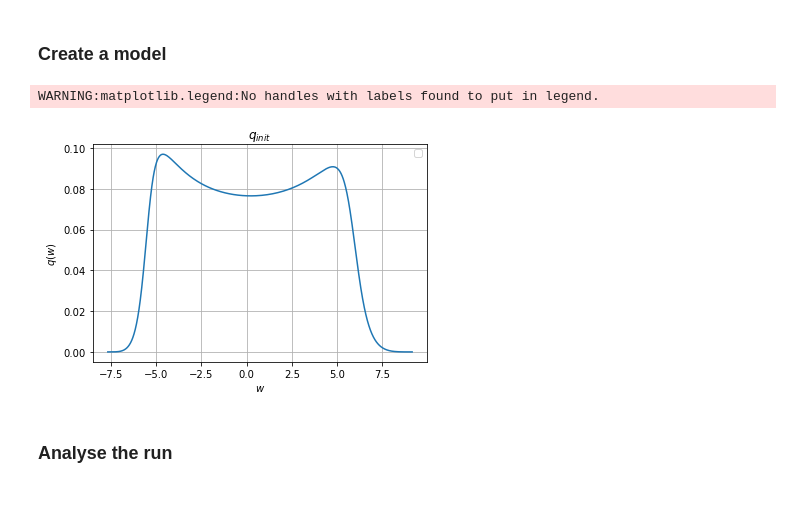
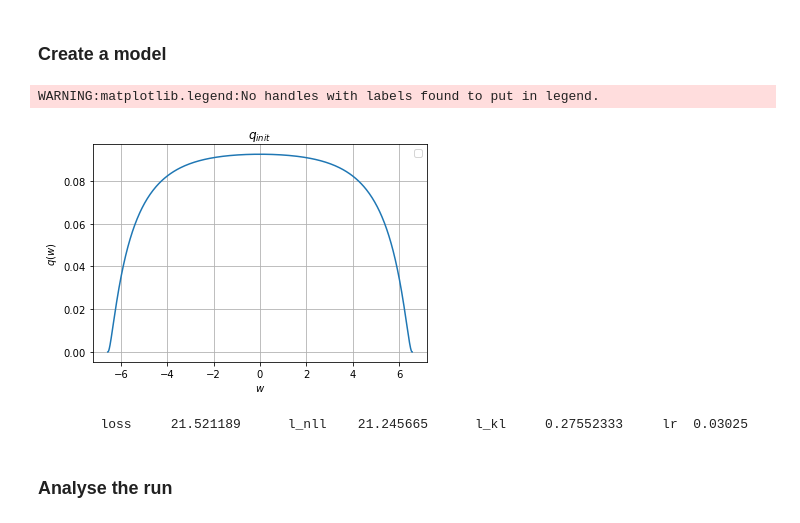
Before and after one commit to stefan1893/VIMLTS, a Jupyter notebook: ipynb/02_single_weight_behavior.ipynb, the cells around one changed output. Cells and saved outputs as stored; diff of their text form; code cells hidden in the pictures.

Commit message:
updated initialization for single weight behavior

```diff
--- a/ipynb/02_single_weight_behavior.ipynb
+++ b/ipynb/02_single_weight_behavior.ipynb
@@ -210,13 +210,17 @@ num_samples=10
 lr_start=0.08
 lr_end=0.03
 
+# List to save the variational distribution during training
+q_history=[]
+
 # Variational parameters init
-a_init=(0.2,)
+a_init=(1.,)
 b_init=(0.,)
 alpha_init = (1,)
 beta_init = (0,)
 
-ans=Mbox('Initialization', 'Using a high slope for the Bernstein polynomial initialization?', 4)
+# ans=Mbox('Initialization', 'Using a high slope for the Bernstein polynomial initialization?', 4)
+ans=6
 if(ans==6):
     # Using a high slope will help to find a mode that creates a bimodal fit
     delta_theta_high_slope_init = (-6,2.,-6.,-6.,-6.,8.,-6.,-6.,-6,3.)
@@ -224,21 +228,10 @@ if(ans==6):
 else:
     delta_theta_gaussian_like_init = (-5,1.,0.8,0.8,0.6,0.4,0.2,0.2,1.,1.5)
     delta_theta_init=delta_theta_gaussian_like_init
-
-lambda_init=a_init+b_init+delta_theta_init+alpha_init+beta_init
-num_lambda=np.shape(lambda_init)[0]
-lambda_tunable = tf.Variable(lambda_init,dtype='float32')
-
-# Instance of a variational distribution as VIMLTS
-q_dist=VIMLTS(np.shape(delta_theta_init)[0])
-
-# List to save the variational distribution during training
-q_history=[]
-
-# Prior
-prior_dist=tfd.Normal(loc=0.,scale=1.)
-
-# Logging
-logger = Logger(epochs,num_weights=num_lambda)
-
-ytensor = y.reshape([len(y),1])
+# %%
+M=14
+theta_start = -5
+theta_stop = 5
+def softplus_inv(y):
+    return np.log(np.exp(y) - 1)
+delta_theta_init = (theta_start,) + tuple(softplus_inv((theta_stop-theta_start)/(M-1)) for _ in range(M-1))
@@ -245,19 +253,20 @@ ytensor = y.reshape([len(y),1])
 # %%
 # Update the variational parameter to the variational distribution
 q_dist.update_lambda_param(lambda_tunable)
 
 # Save the distribution to the history
 q_history.append(q_dist.get_target_dist())
 
-plt.plot(q_history[0][1],q_history[0][0])
+for hist in q_history:
+    plt.plot(hist[1],hist[0])
 plt.legend()
 plt.grid()
 plt.title(r'$q_{init}$')
 plt.ylabel(r'$q(w)$')
 plt.xlabel(r'$w$');
 # %% [output]
 WARNING:matplotlib.legend:No handles with labels found to put in legend.
-[figure, old version]
+[figure, new version]
 # %%
 for i in tqdm.tqdm(range(epochs)):
     with tf.GradientTape() as tape:
@@ -323,6 +332,8 @@ for i in tqdm.tqdm(range(epochs)):
         save_history=True
         if(save_history):
             q_history.append(q_dist.get_target_dist())
+# %% [output]
+        loss     21.521189      l_nll    21.245665      l_kl     0.27552333     lr  0.03025
 # %% [markdown]
 ### Analyse the run
 # %% [markdown]
```
Also changed, not shown: parts of 6 cells of this notebook, 3 other files.
